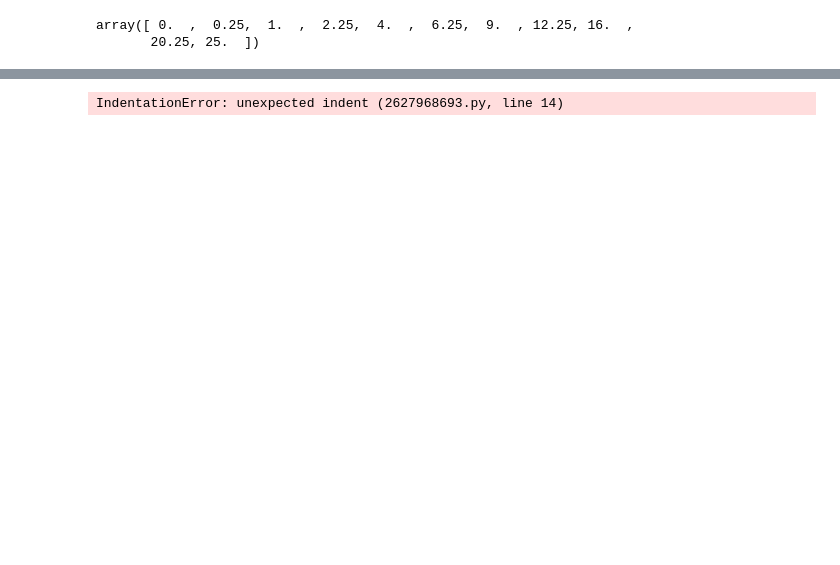
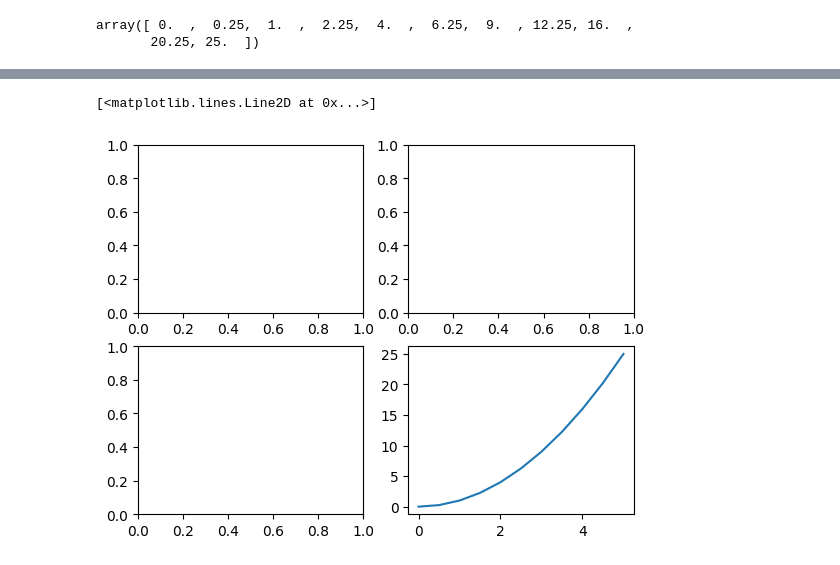
Before and after one commit to 05tanish/ml-journey, a Jupyter notebook: Matplotlib/1.ipynb, the cells around one changed output, grey strips where cells are left out. Drawn from its saved outputs; the diff is of its cells as text; code cells hidden in the pictures; blank space fills up the shorter version.

```diff
--- a/Matplotlib/1.ipynb
+++ b/Matplotlib/1.ipynb
@@ -24,17 +25,22 @@ Text(0, 0.5, 'Y axis')
 # %%
 # sub plot -> Matlab Multiple plot ik saath bana na
 #+-------------------------------+
 #|           Figure              |
 #|                               |
 #| +---------+  +---------+      |
 #| | Graph 1 |  | Graph 2 |      |
 #| +---------+  +---------+      |
 #|                               |
 #| +---------+  +---------+      |
 #| | Graph 3 |  | Graph 4 |      |
 #| +---------+  +---------+      |
 #+-------------------------------+
 
- plt.sublot(2,2)
+plt.subplot(2,2,1)
+plt.subplot(2,2,2)
+plt.subplot(2,2,3)
+plt.subplot(2,2,4)
+plt.plot(x,y)# for specific 4th one
 # %% [output]
-IndentationError: unexpected indent (2627968693.py, line 14)
+[<matplotlib.lines.Line2D at 0x...>]
+[figure, added]
```
Also changed, not shown: parts of 25 cells of this notebook, 2 other files.
